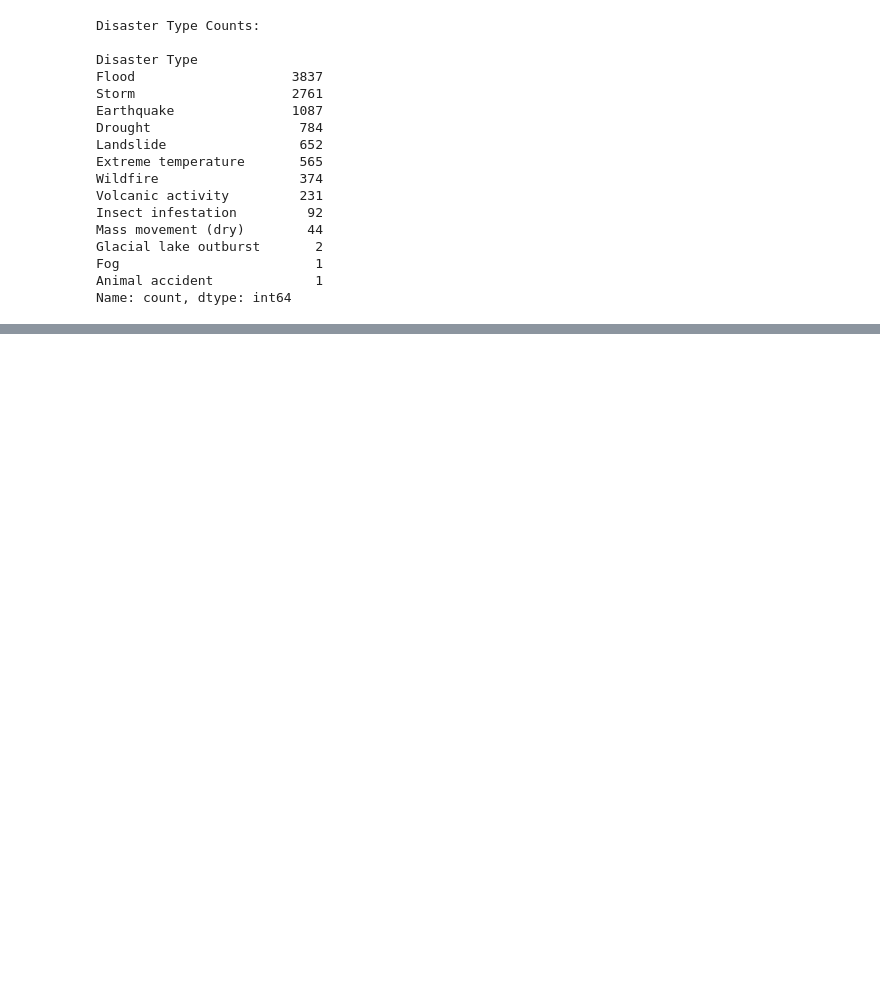
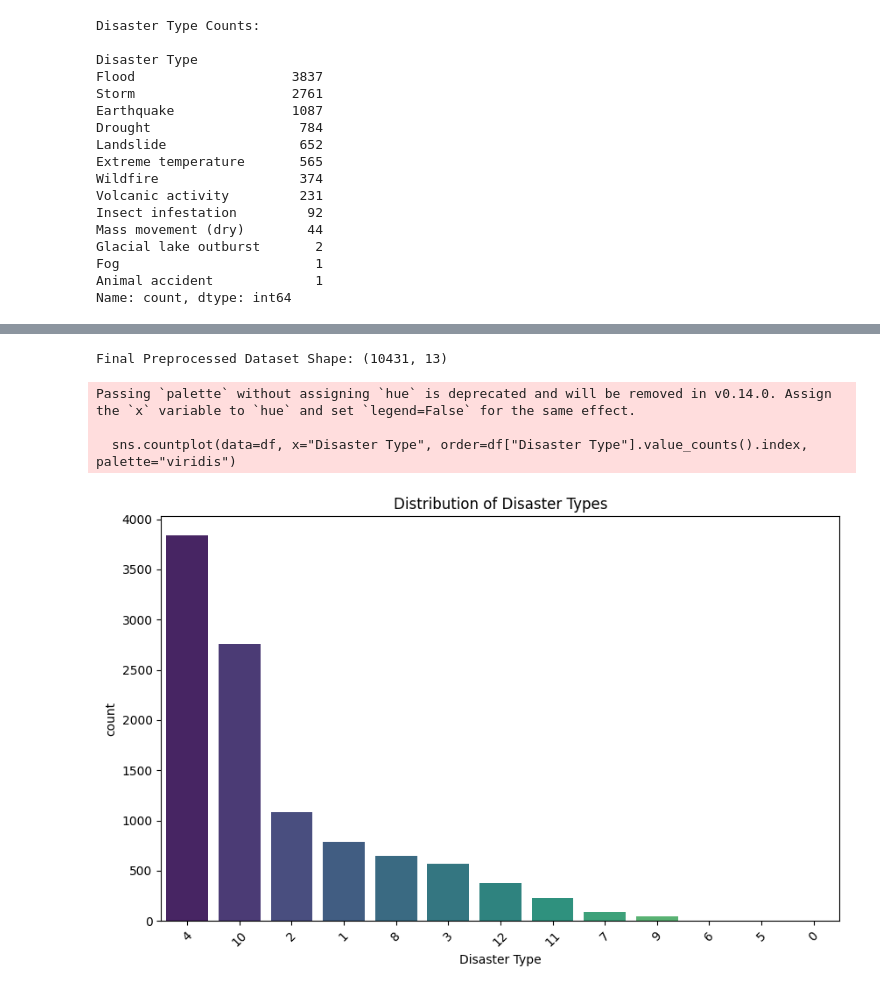
Before and after one commit to Pragya3320/Multi-HazardClassification_and_SeverityPredictionSystem, a Jupyter notebook: Multi_hazard_early_warning_system.ipynb, the cells around one changed output, grey strips where cells are left out. Cells and saved outputs as stored; diff of their text form; code cells hidden in the pictures; blank space fills up the shorter version.

```diff
--- a/Multi_hazard_early_warning_system.ipynb
+++ b/Multi_hazard_early_warning_system.ipynb
@@ -119,3 +126,6 @@ Glacial lake outburst       2
 Fog                         1
 Animal accident             1
 Name: count, dtype: int64
+# %%
+df = df.drop_duplicates()
+print("After removing duplicates:", df.shape)
@@ -121,0 +134,8 @@ Name: count, dtype: int64
+# %%
+for col in df.columns:
+    if df[col].dtype == 'object':
+        df[col] = df[col].fillna('Unknown')
+    else:
+        df[col] = df[col].fillna(df[col].median())
+
+print("\nMissing values after handling:\n", df.isnull().sum())
@@ -121,0 +158,13 @@ Name: count, dtype: int64
+# %%
+categorical_cols = ['Country', 'ISO', 'Disaster Group', 'Disaster Subroup',
+                    'Disaster Type', 'Disaster Subtype']
+
+label_encoders = {}
+for col in categorical_cols:
+    le = LabelEncoder()
+    df[col] = le.fit_transform(df[col])
+    label_encoders[col] = le  # store encoder if needed later
+
+le_disaster = label_encoders['Disaster Type']
+
+print("\nSample after encoding:\n", df.head())
@@ -121,0 +189,12 @@ Name: count, dtype: int64
+# %%
+num_cols = ['Total Events', 'Total Affected', 'Total Deaths',
+            'Total Damage (USD, original)', 'Total Damage (USD, adjusted)', 'CPI']
+
+for col in num_cols:
+    df[col] = df[col].astype(str).str.replace(",", "", regex=True)  # remove commas
+    df[col] = pd.to_numeric(df[col], errors='coerce')  # convert to float, NaN if error
+
+scaler = StandardScaler()
+df[num_cols] = scaler.fit_transform(df[num_cols])
+
+print("\nScaled numeric features:\n", df[num_cols].head())
@@ -121,0 +216,18 @@ Name: count, dtype: int64
+# %%
+print("\nFinal Preprocessed Dataset Shape:", df.shape)
+# %% [output]
+Final Preprocessed Dataset Shape: (10431, 13)
+# %%
+import matplotlib.pyplot as plt
+import seaborn as sns
+
+plt.figure(figsize=(10,6))
+sns.countplot(data=df, x="Disaster Type", order=df["Disaster Type"].value_counts().index, palette="viridis")
+plt.xticks(rotation=45)
+plt.title("Distribution of Disaster Types")
+plt.show()
+# %% [output]
+Passing `palette` without assigning `hue` is deprecated and will be removed in v0.14.0. Assign the `x` variable to `hue` and set `legend=False` for the same effect.
+
+  sns.countplot(data=df, x="Disaster Type", order=df["Disaster Type"].value_counts().index, palette="viridis")
+[figure, added]
```
Also changed, not shown: parts of 30 cells of this notebook.
